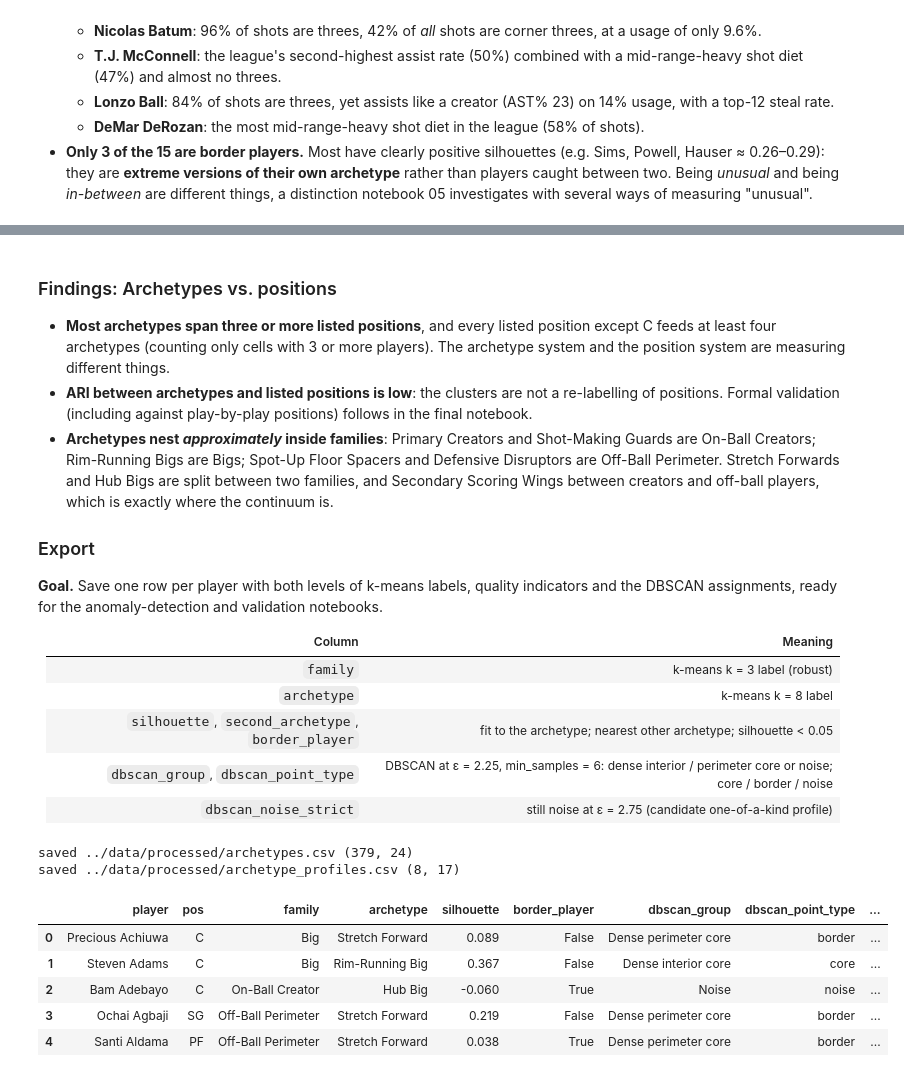
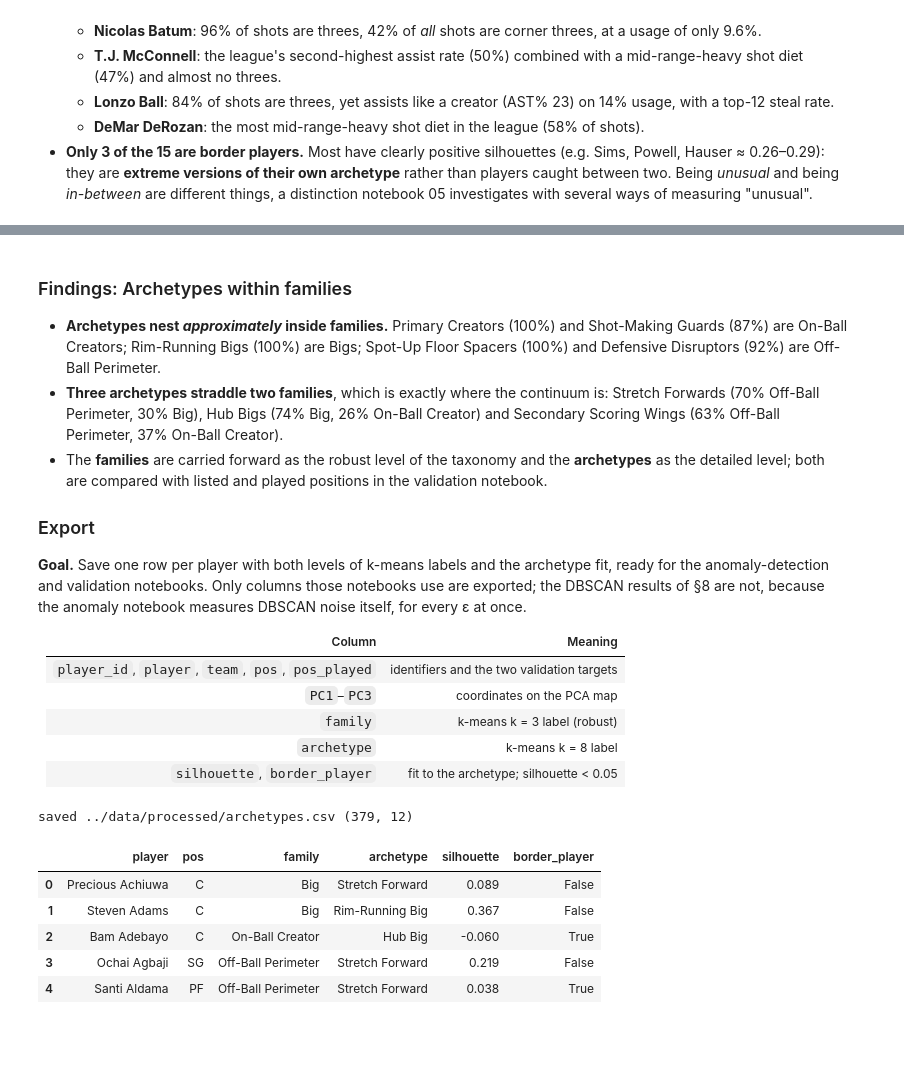
Before and after one commit to nirelkat/NBA_ModernAge_Position, a Jupyter notebook: notebooks/04_Clustering.ipynb, the cells around one changed output, grey strips where cells are left out. Saved outputs shown, nothing was run; the diff lists cells and outputs as text; code cells hidden in the pictures; blank space fills up the shorter version.

```diff
--- a/notebooks/04_Clustering.ipynb
+++ b/notebooks/04_Clustering.ipynb
@@ -66,8 +66,7 @@ standard = pd.read_csv(DATA / 'processed' / 'features_standard.csv')
 raw = pd.read_csv(DATA / 'processed' / 'features_raw.csv')
 pcs = pd.read_csv(DATA / 'processed' / 'pca_scores.csv')
 
-META = ['player_id', 'player', 'team', 'pos', 'pos_played', 'age', 'g', 'mp',
-        'pg_percent', 'sg_percent', 'sf_percent', 'pf_percent', 'c_percent']
+META = ['player_id', 'player', 'team', 'pos', 'pos_played']     # identifiers + the two validation targets
 FEAT = [c for c in power.columns if c not in META]
 assert all((t['player_id'] == power['player_id']).all() for t in (standard, raw, pcs))
 X = power[FEAT].values
@@ -873,48 +873,42 @@ ARI archetypes vs. listed position: 0.14 | families vs. listed position: 0.17
 # %% [markdown]
-### Findings: Archetypes vs. positions
-- **Most archetypes span three or more listed positions**, and every listed position except C feeds at least four
-  archetypes (counting only cells with 3 or more players). The archetype system and the position system are measuring
-  different things.
-- **ARI between archetypes and listed positions is low**: the clusters are not a re-labelling of positions. Formal
-  validation (including against play-by-play positions) follows in the final notebook.
-- **Archetypes nest *approximately* inside families**: Primary Creators and Shot-Making Guards are On-Ball Creators;
-  Rim-Running Bigs are Bigs; Spot-Up Floor Spacers and Defensive Disruptors are Off-Ball Perimeter. Stretch Forwards and
-  Hub Bigs are split between two families, and Secondary Scoring Wings between creators and off-ball players, which is
-  exactly where the continuum is.
+### Findings: Archetypes within families
+- **Archetypes nest *approximately* inside families.** Primary Creators (100%) and Shot-Making Guards (87%) are
+  On-Ball Creators; Rim-Running Bigs (100%) are Bigs; Spot-Up Floor Spacers (100%) and Defensive Disruptors (92%) are
+  Off-Ball Perimeter.
+- **Three archetypes straddle two families**, which is exactly where the continuum is: Stretch Forwards (70%
+  Off-Ball Perimeter, 30% Big), Hub Bigs (74% Big, 26% On-Ball Creator) and Secondary Scoring Wings (63% Off-Ball
+  Perimeter, 37% On-Ball Creator).
+- The **families** are carried forward as the robust level of the taxonomy and the **archetypes** as the detailed
+  level; both are compared with listed and played positions in the validation notebook.
 
 ### Export
 
-**Goal.** Save one row per player with both levels of k-means labels, quality indicators and the DBSCAN assignments,
-ready for the anomaly-detection and validation notebooks.
+**Goal.** Save one row per player with both levels of k-means labels and the archetype fit, ready for the
+anomaly-detection and validation notebooks. Only columns those notebooks use are exported; the DBSCAN results of §8
+are not, because the anomaly notebook measures DBSCAN noise itself, for every ε at once.
 
 | Column | Meaning |
 |---|---|
+| `player_id`, `player`, `team`, `pos`, `pos_played` | identifiers and the two validation targets |
+| `PC1`–`PC3` | coordinates on the PCA map |
 | `family` | k-means k = 3 label (robust) |
 | `archetype` | k-means k = 8 label |
-| `silhouette`, `second_archetype`, `border_player` | fit to the archetype; nearest other archetype; silhouette < 0.05 |
-| `dbscan_group`, `dbscan_point_type` | DBSCAN at ε = 2.25, min_samples = 6: dense interior / perimeter core or noise; core / border / noise |
-| `dbscan_noise_strict` | still noise at ε = 2.75 (candidate one-of-a-kind profile) |
+| `silhouette`, `border_player` | fit to the archetype; silhouette < 0.05 |
 # %%
 out = DATA / 'processed'
 result = pd.concat([power[META], pcs[['PC1', 'PC2', 'PC3']], family, archetype,
-                    pd.DataFrame({'silhouette': sil.round(3), 'second_archetype': second, 'border_player': border,
-                                  'dbscan_group': db_group, 'dbscan_point_type': ptype,
-                                  'dbscan_noise_strict': noise_strict})], axis=1)
+                    pd.DataFrame({'silhouette': sil.round(3), 'border_player': border})], axis=1)
 result.to_csv(out / 'archetypes.csv', index=False)
-profile.to_csv(out / 'archetype_profiles.csv')
 print('saved', out / 'archetypes.csv', result.shape)
-print('saved', out / 'archetype_profiles.csv', profile.shape)
-result[['player', 'pos', 'family', 'archetype', 'silhouette', 'border_player', 'dbscan_group',
-        'dbscan_point_type', 'dbscan_noise_strict']].head()
+result[['player', 'pos', 'family', 'archetype', 'silhouette', 'border_player']].head()
 # %% [output]
-saved ../data/processed/archetypes.csv (379, 24)
-saved ../data/processed/archetype_profiles.csv (8, 17)
+saved ../data/processed/archetypes.csv (379, 12)
-|  | player | pos | family | archetype | silhouette | border_player | dbscan_group | dbscan_point_type | ... |
-| 0 | Precious Achiuwa | C | Big | Stretch Forward | 0.089 | False | Dense perimeter core | border | ... |
-| 1 | Steven Adams | C | Big | Rim-Running Big | 0.367 | False | Dense interior core | core | ... |
-| 2 | Bam Adebayo | C | On-Ball Creator | Hub Big | -0.060 | True | Noise | noise | ... |
-| 3 | Ochai Agbaji | SG | Off-Ball Perimeter | Stretch Forward | 0.219 | False | Dense perimeter core | border | ... |
-| 4 | Santi Aldama | PF | Off-Ball Perimeter | Stretch Forward | 0.038 | True | Dense perimeter core | border | ... |
+|  | player | pos | family | archetype | silhouette | border_player |
+| 0 | Precious Achiuwa | C | Big | Stretch Forward | 0.089 | False |
+| 1 | Steven Adams | C | Big | Rim-Running Big | 0.367 | False |
+| 2 | Bam Adebayo | C | On-Ball Creator | Hub Big | -0.060 | True |
+| 3 | Ochai Agbaji | SG | Off-Ball Perimeter | Stretch Forward | 0.219 | False |
+| 4 | Santi Aldama | PF | Off-Ball Perimeter | Stretch Forward | 0.038 | True |
 # %% [markdown]
 ---
 ## Summary
```
Also changed, not shown: parts of 5 cells of this notebook, 17 other files.
